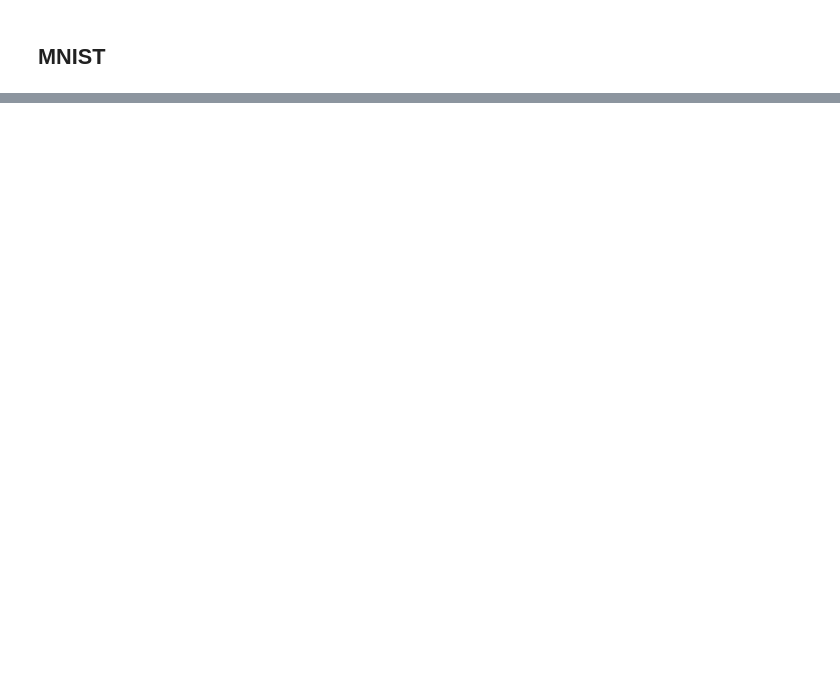
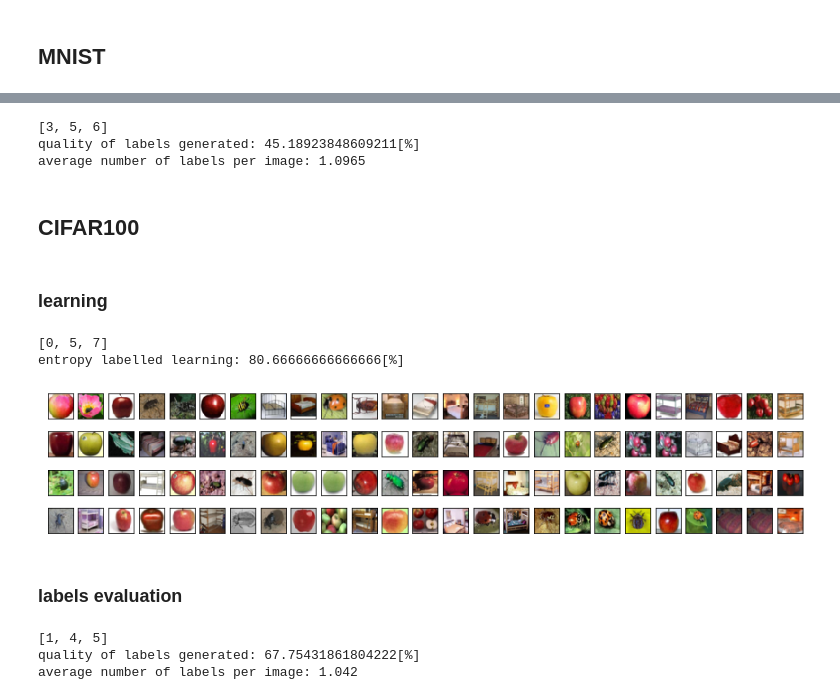
Before and after one commit to 1W1521375/entropy_labelling, a Jupyter notebook: sub-n-classes_entropy.ipynb, the cells around one changed output, grey strips where cells are left out. Cells and saved outputs as stored; diff of their text form; code cells hidden in the pictures; blank space fills up the shorter version.

```diff
--- a/sub-n-classes_entropy.ipynb
+++ b/sub-n-classes_entropy.ipynb
@@ -123,0 +216,13 @@ results
+# %%
+dataset = "cifar10"
+classes_num = 3
+orig_A2, lim_A2 = 2000, 2000
+(ave_l_num, labels_qual) = entropy_scls_eval(dataset, classes_num, orig_A2, lim_A2)
+print(f"quality of labels generated: {labels_qual}[%]")
+print(f"average number of labels per image: {ave_l_num}")
+# %% [output]
+[3, 5, 6]
+quality of labels generated: 45.18923848609211[%]
+average number of labels per image: 1.0965
+# %% [markdown]
+## CIFAR100
@@ -123,0 +242,25 @@ results
+# %% [markdown]
+### learning
+# %%
+dataset = "cifar100"
+classes_num = 3
+orig_A3, lim_A3 = 1000, 1000
+cifar100_result = entropy_scls_learning(dataset, classes_num, orig_A3, lim_A3)
+print(f"entropy labelled learning: {cifar100_result}[%]")
+# %% [output]
+[0, 5, 7]
+entropy labelled learning: 80.66666666666666[%]
+[figure, added]
+# %% [markdown]
+### labels evaluation
+# %%
+dataset = "cifar100"
+classes_num = 3
+orig_A3, lim_A3 = 500, 500
+(ave_l_num, labels_qual) = entropy_scls_eval(dataset, classes_num, orig_A3, lim_A3)
+print(f"quality of labels generated: {labels_qual}[%]")
+print(f"average number of labels per image: {ave_l_num}")
+# %% [output]
+[1, 4, 5]
+quality of labels generated: 67.75431861804222[%]
+average number of labels per image: 1.042
```
Also changed, not shown: parts of 16 cells of this notebook, 1 other file.
